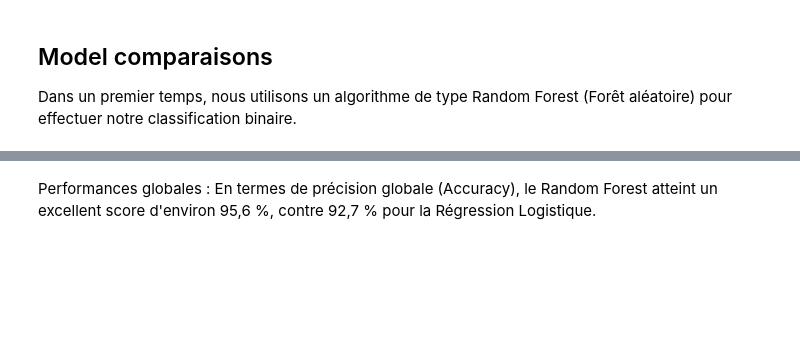
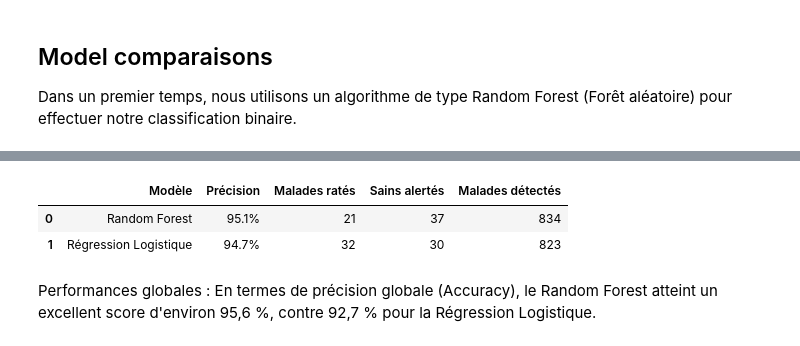
Before and after one commit to klasken/Cvrie, a Jupyter notebook: notebooks/supervise_analysis.ipynb, the cells around one changed output, grey strips where cells are left out. Saved outputs shown, nothing was run; the diff lists cells and outputs as text; code cells hidden in the pictures; blank space fills up the shorter version.

```diff
--- a/notebooks/supervise_analysis.ipynb
+++ b/notebooks/supervise_analysis.ipynb
@@ -137,3 +211,19 @@ print(classification_report(y_test, predictions_lrg, target_names=["NORMAL", "PN
+# %%
+tn_rf, fp_rf, fn_rf, tp_rf = confusion_matrix(y_test, predictions).ravel()
+tn_lrg, fp_lrg, fn_lrg, tp_lrg = confusion_matrix(y_test, predictions_lrg).ravel()
+donnees = {
+    "Modèle": ["Random Forest", "Régression Logistique"],
+    "Précision": [f"{accuracy_score(y_test, predictions):.1%}", f"{accuracy_score(y_test, predictions_lrg):.1%}"],
+    "Malades ratés": [fn_rf, fn_lrg],
+    "Sains alertés": [fp_rf, fp_lrg],
+    "Malades détectés": [tp_rf, tp_lrg]
+}
+df_resultats = pd.DataFrame(donnees)
+df_resultats
+# %% [output]
+|  | Modèle | Précision | Malades ratés | Sains alertés | Malades détectés |
+| 0 | Random Forest | 95.1% | 21 | 37 | 834 |
+| 1 | Régression Logistique | 94.7% | 32 | 30 | 823 |
 # %% [markdown]
 Performances globales : En termes de précision globale (Accuracy), le Random Forest atteint un excellent score d'environ 95,6 %, contre 92,7 % pour la Régression Logistique.
 # %% [markdown]
```
Also changed, not shown: parts of 9 cells of this notebook, 2 other files.
